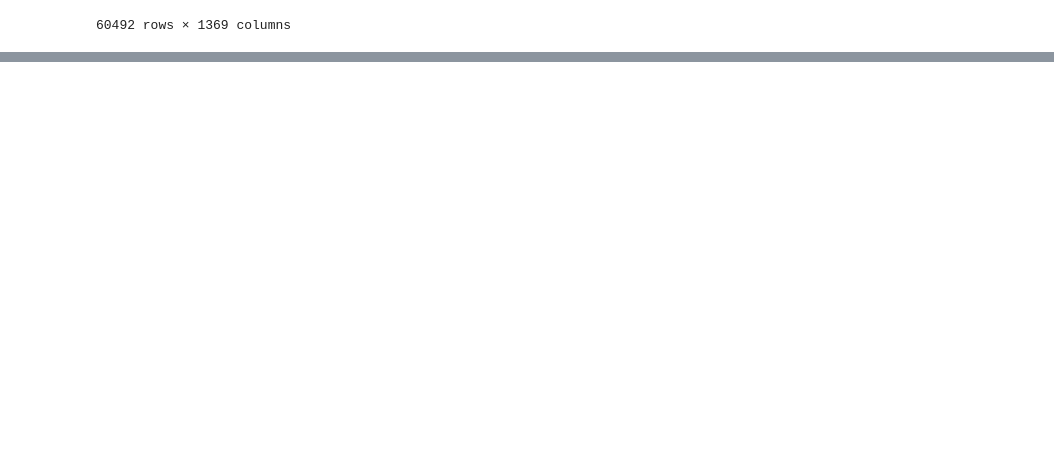
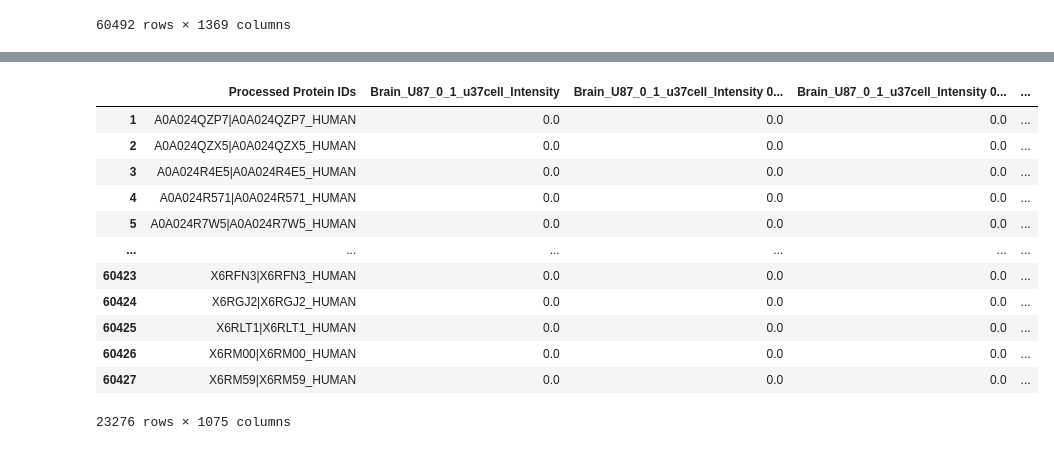
Before and after one commit to TaoYySC/SingleCellProteomics, a Jupyter notebook: map_protein_from_different_index.ipynb, the cells around one changed output, grey strips where cells are left out. Drawn from its saved outputs; the diff is of its cells as text; code cells hidden in the pictures; blank space fills up the shorter version.

```diff
--- a/map_protein_from_different_index.ipynb
+++ b/map_protein_from_different_index.ipynb
@@ -323,0 +423,17 @@ group_data.to_csv('data/all_exp_matrix.csv')
+# %%
+human_df = human_df.loc[:,(human_df != 0).any(axis=0)]
+human_df
+# %% [output]
+|  | Processed Protein IDs | Brain_U87_0_1_u37cell_Intensity | Brain_U87_0_1_u37cell_Intensity 0... | Brain_U87_0_1_u37cell_Intensity 0... | ... |
+| 1 | A0A024QZP7|A0A024QZP7_HUMAN | 0.0 | 0.0 | 0.0 | ... |
+| 2 | A0A024QZX5|A0A024QZX5_HUMAN | 0.0 | 0.0 | 0.0 | ... |
+| 3 | A0A024R4E5|A0A024R4E5_HUMAN | 0.0 | 0.0 | 0.0 | ... |
+| 4 | A0A024R571|A0A024R571_HUMAN | 0.0 | 0.0 | 0.0 | ... |
+| 5 | A0A024R7W5|A0A024R7W5_HUMAN | 0.0 | 0.0 | 0.0 | ... |
+| ... | ... | ... | ... | ... | ... |
+| 60423 | X6RFN3|X6RFN3_HUMAN | 0.0 | 0.0 | 0.0 | ... |
+| 60424 | X6RGJ2|X6RGJ2_HUMAN | 0.0 | 0.0 | 0.0 | ... |
+| 60425 | X6RLT1|X6RLT1_HUMAN | 0.0 | 0.0 | 0.0 | ... |
+| 60426 | X6RM00|X6RM00_HUMAN | 0.0 | 0.0 | 0.0 | ... |
+| 60427 | X6RM59|X6RM59_HUMAN | 0.0 | 0.0 | 0.0 | ... |
+23276 rows × 1075 columns
```
Also changed, not shown: parts of 14 cells of this notebook, 1 other file.
